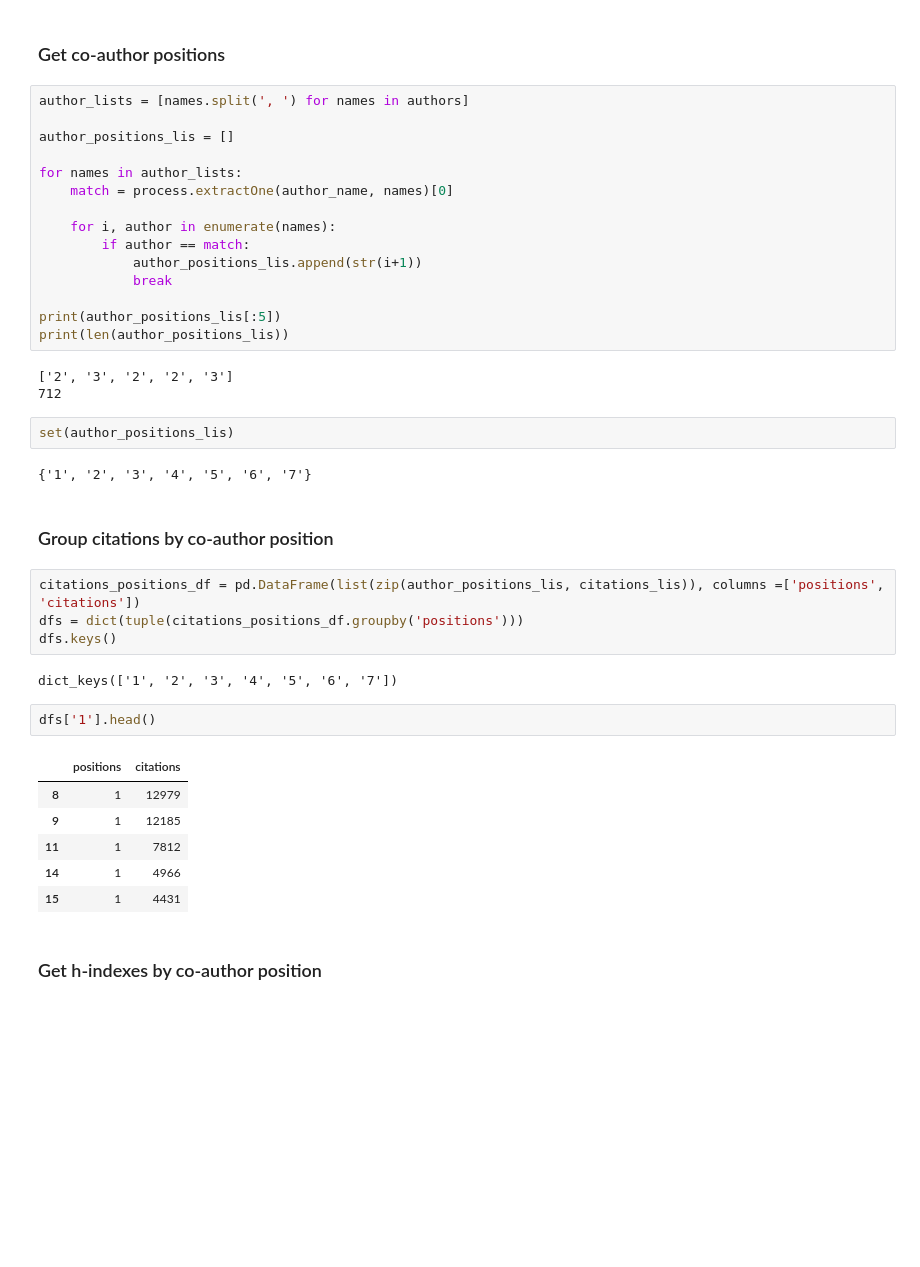
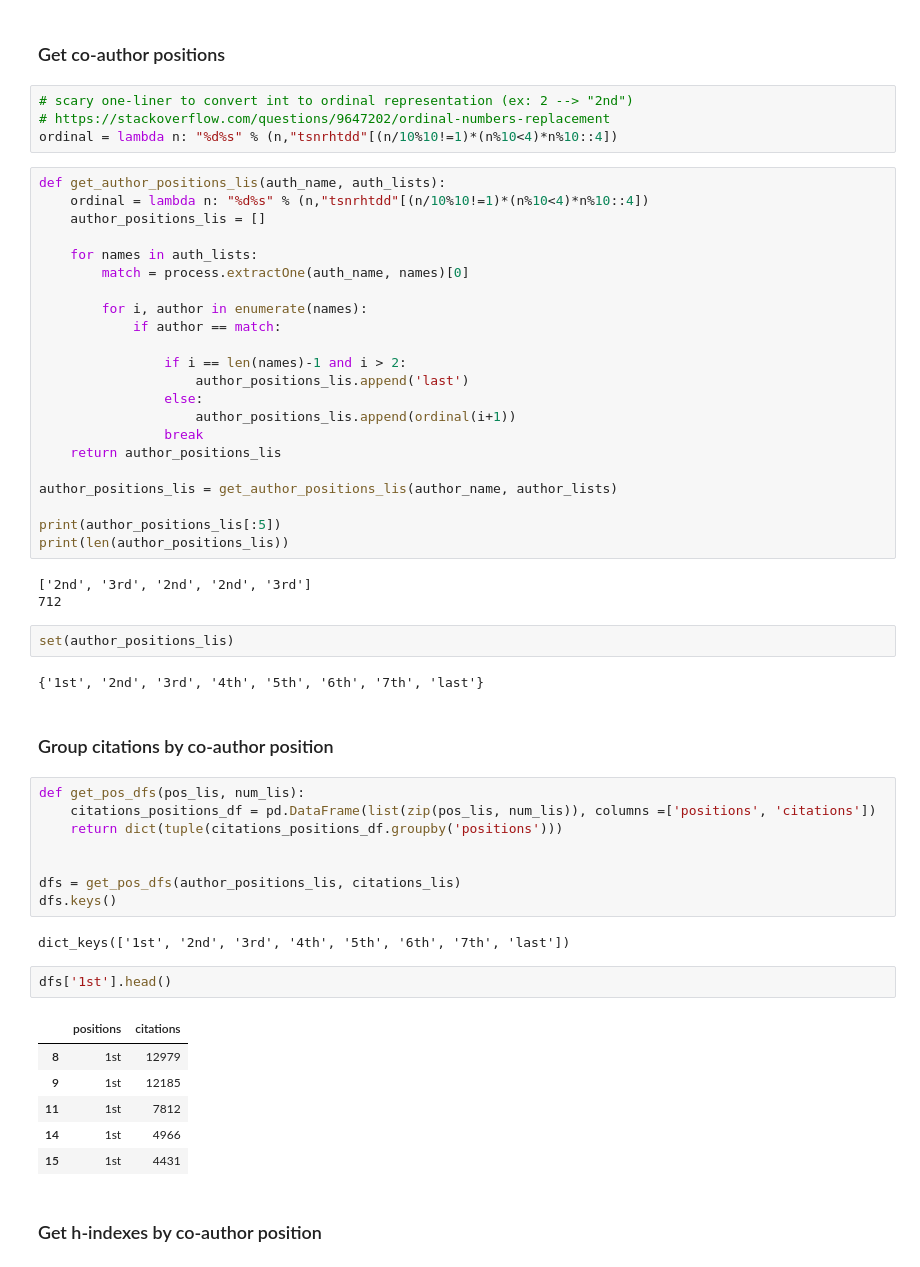
Before and after one commit to owenburton/scholar-stats, a Jupyter notebook: notebooks/scrape-author-positions.ipynb, the cells around one changed output. Saved outputs shown, nothing was run; the diff lists cells and outputs as text; blank space fills up the shorter version.

```diff
--- a/notebooks/scrape-author-positions.ipynb
+++ b/notebooks/scrape-author-positions.ipynb
@@ -139,45 +142,60 @@ authors[:3]
 # Format data by year(to-do), co-author pos, & h-index
 # %% [markdown]
 ### Get co-author positions
+# %%
+# scary one-liner to convert int to ordinal representation (ex: 2 --> "2nd")
+# https://stackoverflow.com/questions/9647202/ordinal-numbers-replacement
+ordinal = lambda n: "%d%s" % (n,"tsnrhtdd"[(n/10%10!=1)*(n%10<4)*n%10::4])
 # %%
-author_lists = [names.split(', ') for names in authors]
+def get_author_positions_lis(auth_name, auth_lists):
+    ordinal = lambda n: "%d%s" % (n,"tsnrhtdd"[(n/10%10!=1)*(n%10<4)*n%10::4])
+    author_positions_lis = []
 
-author_positions_lis = []
+    for names in auth_lists:
+        match = process.extractOne(auth_name, names)[0]
 
-for names in author_lists:
-    match = process.extractOne(author_name, names)[0]
+        for i, author in enumerate(names):
+            if author == match:
 
-    for i, author in enumerate(names):
-        if author == match:
-            author_positions_lis.append(str(i+1))
-            break
+                if i == len(names)-1 and i > 2:
+                    author_positions_lis.append('last')
+                else:
+                    author_positions_lis.append(ordinal(i+1))
+                break
+    return author_positions_lis
+
+author_positions_lis = get_author_positions_lis(author_name, author_lists)
 
 print(author_positions_lis[:5])
 print(len(author_positions_lis))
 # %% [output]
-['2', '3', '2', '2', '3']
+['2nd', '3rd', '2nd', '2nd', '3rd']
 712
 # %%
 set(author_positions_lis)
 # %% [output]
-{'1', '2', '3', '4', '5', '6', '7'}
+{'1st', '2nd', '3rd', '4th', '5th', '6th', '7th', 'last'}
 # %% [markdown]
 ### Group citations by co-author position
 # %%
-citations_positions_df = pd.DataFrame(list(zip(author_positions_lis, citations_lis)), columns =['positions', 'citations'])
-dfs = dict(tuple(citations_positions_df.groupby('positions')))
+def get_pos_dfs(pos_lis, num_lis):
+    citations_positions_df = pd.DataFrame(list(zip(pos_lis, num_lis)), columns =['positions', 'citations'])
+    return dict(tuple(citations_positions_df.groupby('positions')))
+
+
+dfs = get_pos_dfs(author_positions_lis, citations_lis)
 dfs.keys()
 # %% [output]
-dict_keys(['1', '2', '3', '4', '5', '6', '7'])
+dict_keys(['1st', '2nd', '3rd', '4th', '5th', '6th', '7th', 'last'])
 # %%
-dfs['1'].head()
+dfs['1st'].head()
 # %% [output]
 |  | positions | citations |
-| 8 | 1 | 12979 |
-| 9 | 1 | 12185 |
-| 11 | 1 | 7812 |
-| 14 | 1 | 4966 |
-| 15 | 1 | 4431 |
+| 8 | 1st | 12979 |
+| 9 | 1st | 12185 |
+| 11 | 1st | 7812 |
+| 14 | 1st | 4966 |
+| 15 | 1st | 4431 |
 # %% [markdown]
 ### Get h-indexes by co-author position
 # %%
```
Also changed, not shown: parts of 12 cells of this notebook, 6 other files.
